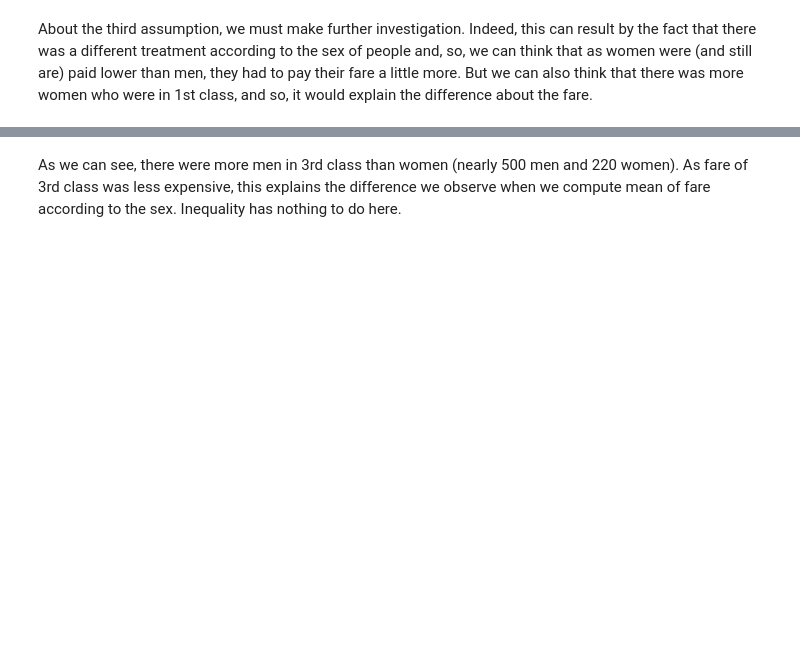
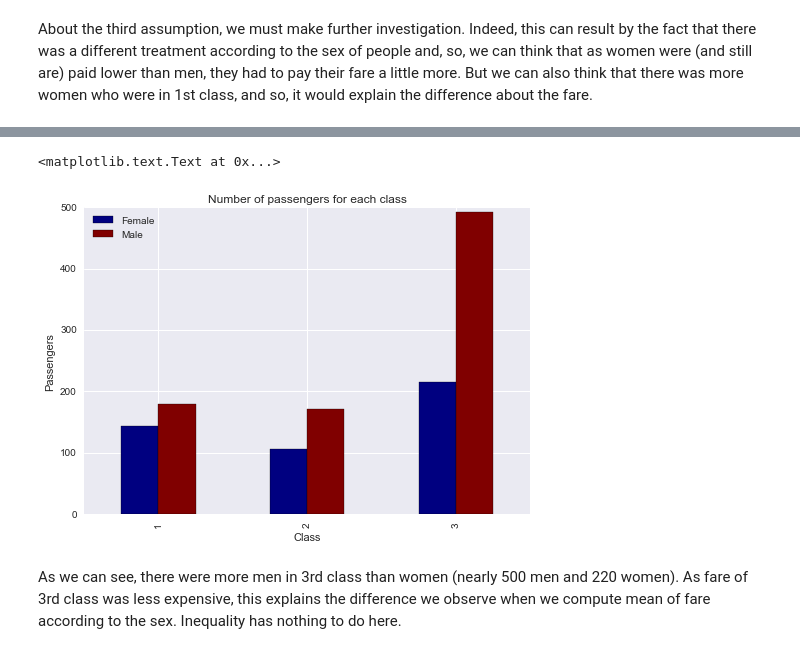
Before and after one commit to antitoine/ADAEPFL-Homework, a Jupyter notebook: 01 - Pandas and Data Wrangling/Data Wrangling with Pandas.ipynb, the cells around one changed output, grey strips where cells are left out. Drawn from its saved outputs; the diff is of its cells as text; code cells hidden in the pictures; blank space fills up the shorter version.

Commit message:
[Titanic] Minor changes (corrections in text and graph, column ordering for last table)

```diff
--- a/01 - Pandas and Data Wrangling/Data Wrangling with Pandas.ipynb
+++ b/01 - Pandas and Data Wrangling/Data Wrangling with Pandas.ipynb
@@ -682,10 +712,13 @@ number_by_pclass
 # %%
 number_by_pclass = number_by_pclass.unstack(level=0)
 number_by_pclass.columns = ['Female', 'Male']
 graph_number_by_sex = number_by_pclass.plot(kind='bar', colormap='jet')
 graph_number_by_sex.set_xlabel('Class')
-graph_number_by_sex.set_ylabel('Percentage')
-graph_number_by_sex.set_title('Percentage of passengers for each class')
+graph_number_by_sex.set_ylabel('Passengers')
+graph_number_by_sex.set_title('Number of passengers for each class')
+# %% [output]
+<matplotlib.text.Text at 0x...>
+[figure, added]
 # %% [markdown]
 As we can see, there were more men in 3rd class than women (nearly 500 men and 220 women). As fare of 3rd class was less expensive, this explains the difference we observe when we compute mean of fare according to the sex. Inequality has nothing to do here.
 # %% [markdown]
```
Also changed, not shown: parts of 17 cells of this notebook.
